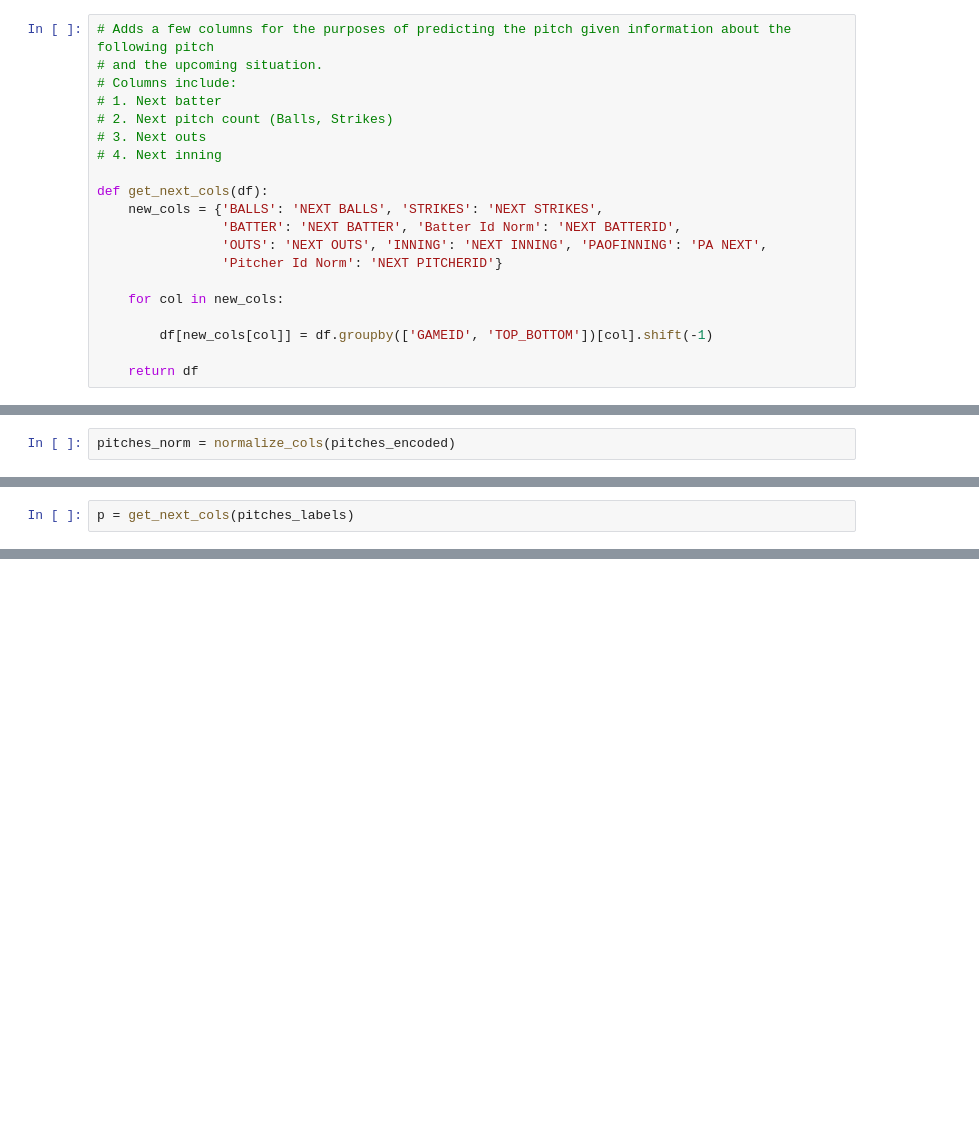
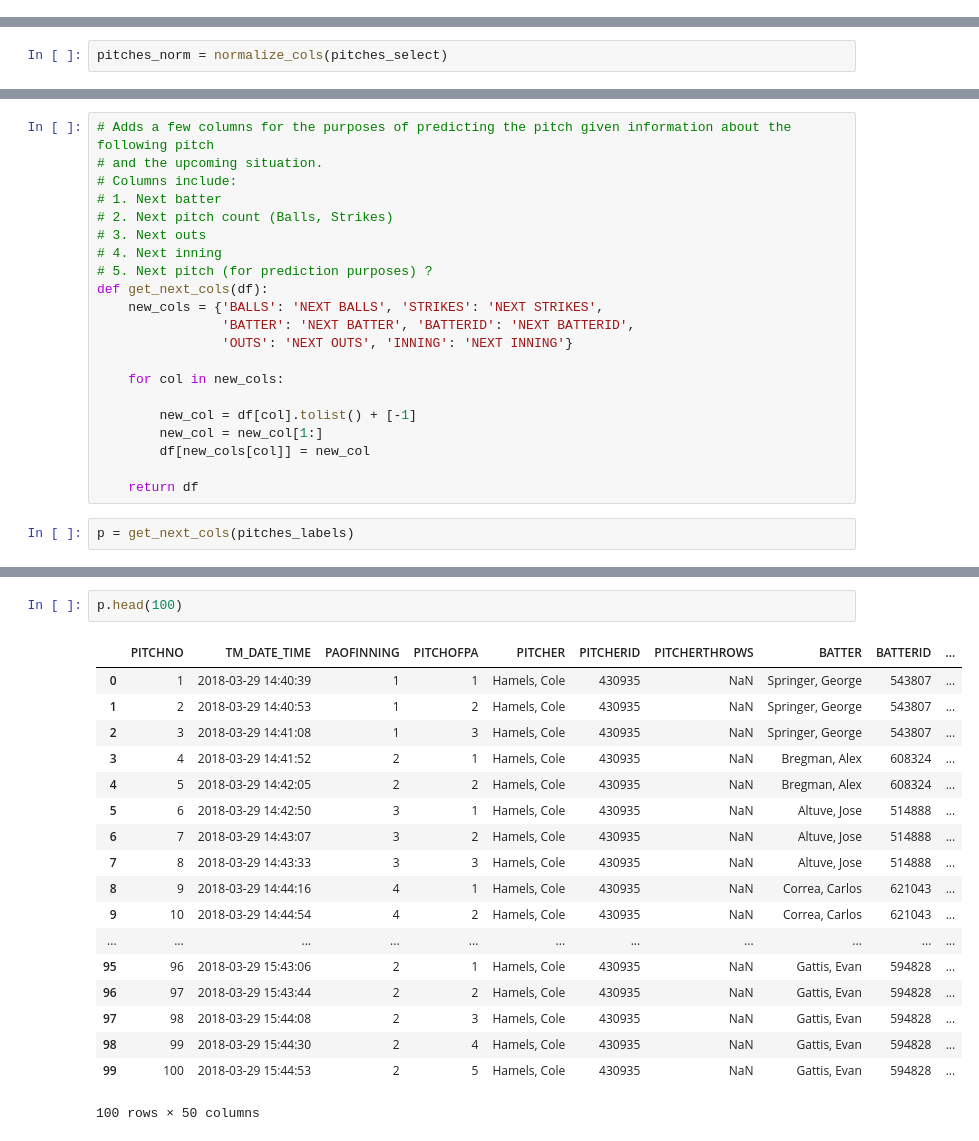
Before and after one commit to jelandes19/LSTMsAndInterpretability, a Jupyter notebook: PitchPredictor.ipynb, the cells around one changed output, grey strips where cells are left out. Drawn from its saved outputs; the diff is of its cells as text; blank space fills up the shorter version.

```diff
--- a/PitchPredictor.ipynb
+++ b/PitchPredictor.ipynb
@@ -69,21 +40 @@ def encoded(df):
     return df
-# %%
-# Adds a few columns for the purposes of predicting the pitch given information about the following pitch
-# and the upcoming situation.
-# Columns include:
-# 1. Next batter
-# 2. Next pitch count (Balls, Strikes)
-# 3. Next outs
-# 4. Next inning
-
-def get_next_cols(df):
-    new_cols = {'BALLS': 'NEXT BALLS', 'STRIKES': 'NEXT STRIKES',
-                'BATTER': 'NEXT BATTER', 'Batter Id Norm': 'NEXT BATTERID',
-                'OUTS': 'NEXT OUTS', 'INNING': 'NEXT INNING', 'PAOFINNING': 'PA NEXT',
-                'Pitcher Id Norm': 'NEXT PITCHERID'}
-
-    for col in new_cols:
-
-        df[new_cols[col]] = df.groupby(['GAMEID', 'TOP_BOTTOM'])[col].shift(-1)
-
-    return df
@@ -116,4 +43,4 @@ See the caveats in the documentation: http://pandas.pydata.org/pandas-docs/stabl
 # %%
-pitches_norm = normalize_cols(pitches_encoded)
+pitches_norm = normalize_cols(pitches_select)
 # %%
 pitches_labels = pitch_labels(pitches_norm)
@@ -120,2 +70,23 @@ pitches_labels = pitch_labels(pitches_norm)
+# %%
+# Adds a few columns for the purposes of predicting the pitch given information about the following pitch
+# and the upcoming situation.
+# Columns include:
+# 1. Next batter
+# 2. Next pitch count (Balls, Strikes)
+# 3. Next outs
+# 4. Next inning
+# 5. Next pitch (for prediction purposes) ?
+def get_next_cols(df):
+    new_cols = {'BALLS': 'NEXT BALLS', 'STRIKES': 'NEXT STRIKES',
+                'BATTER': 'NEXT BATTER', 'BATTERID': 'NEXT BATTERID',
+                'OUTS': 'NEXT OUTS', 'INNING': 'NEXT INNING'}
+
+    for col in new_cols:
+
+        new_col = df[col].tolist() + [-1]
+        new_col = new_col[1:]
+        df[new_cols[col]] = new_col
+
+    return df
 # %%
 p = get_next_cols(pitches_labels)
@@ -241,0 +93,21 @@ class LSTMModel():
+# %%
+p.head(100)
+# %% [output]
+|  | PITCHNO | TM_DATE_TIME | PAOFINNING | PITCHOFPA | PITCHER | PITCHERID | PITCHERTHROWS | BATTER | BATTERID | ... |
+| 0 | 1 | 2018-03-29 14:40:39 | 1 | 1 | Hamels, Cole | 430935 | NaN | Springer, George | 543807 | ... |
+| 1 | 2 | 2018-03-29 14:40:53 | 1 | 2 | Hamels, Cole | 430935 | NaN | Springer, George | 543807 | ... |
+| 2 | 3 | 2018-03-29 14:41:08 | 1 | 3 | Hamels, Cole | 430935 | NaN | Springer, George | 543807 | ... |
+| 3 | 4 | 2018-03-29 14:41:52 | 2 | 1 | Hamels, Cole | 430935 | NaN | Bregman, Alex | 608324 | ... |
+| 4 | 5 | 2018-03-29 14:42:05 | 2 | 2 | Hamels, Cole | 430935 | NaN | Bregman, Alex | 608324 | ... |
+| 5 | 6 | 2018-03-29 14:42:50 | 3 | 1 | Hamels, Cole | 430935 | NaN | Altuve, Jose | 514888 | ... |
+| 6 | 7 | 2018-03-29 14:43:07 | 3 | 2 | Hamels, Cole | 430935 | NaN | Altuve, Jose | 514888 | ... |
+| 7 | 8 | 2018-03-29 14:43:33 | 3 | 3 | Hamels, Cole | 430935 | NaN | Altuve, Jose | 514888 | ... |
+| 8 | 9 | 2018-03-29 14:44:16 | 4 | 1 | Hamels, Cole | 430935 | NaN | Correa, Carlos | 621043 | ... |
+| 9 | 10 | 2018-03-29 14:44:54 | 4 | 2 | Hamels, Cole | 430935 | NaN | Correa, Carlos | 621043 | ... |
+| ... | ... | ... | ... | ... | ... | ... | ... | ... | ... | ... |
+| 95 | 96 | 2018-03-29 15:43:06 | 2 | 1 | Hamels, Cole | 430935 | NaN | Gattis, Evan | 594828 | ... |
+| 96 | 97 | 2018-03-29 15:43:44 | 2 | 2 | Hamels, Cole | 430935 | NaN | Gattis, Evan | 594828 | ... |
+| 97 | 98 | 2018-03-29 15:44:08 | 2 | 3 | Hamels, Cole | 430935 | NaN | Gattis, Evan | 594828 | ... |
+| 98 | 99 | 2018-03-29 15:44:30 | 2 | 4 | Hamels, Cole | 430935 | NaN | Gattis, Evan | 594828 | ... |
+| 99 | 100 | 2018-03-29 15:44:53 | 2 | 5 | Hamels, Cole | 430935 | NaN | Gattis, Evan | 594828 | ... |
+100 rows × 50 columns
```
Also changed, not shown: parts of 26 cells of this notebook.
